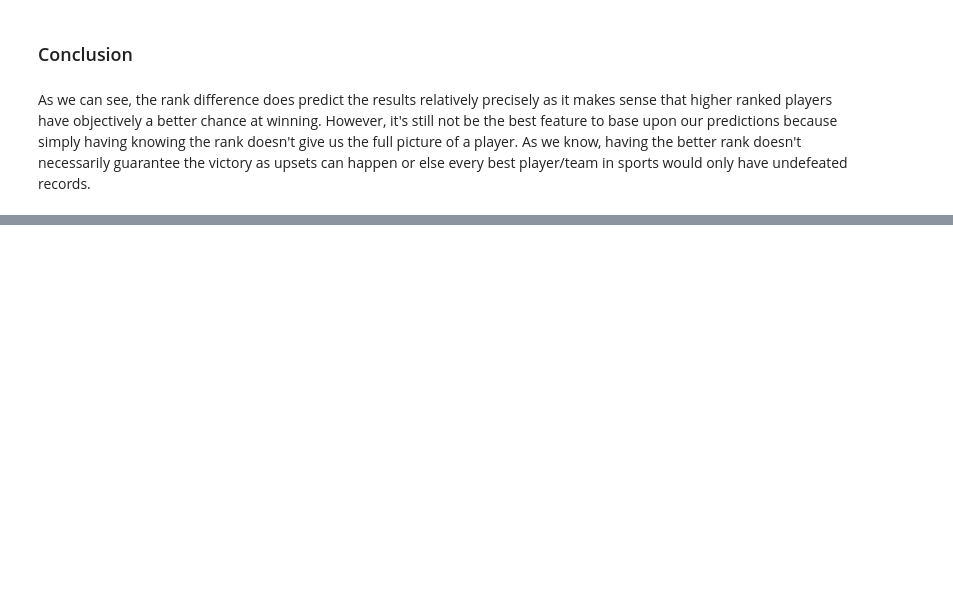
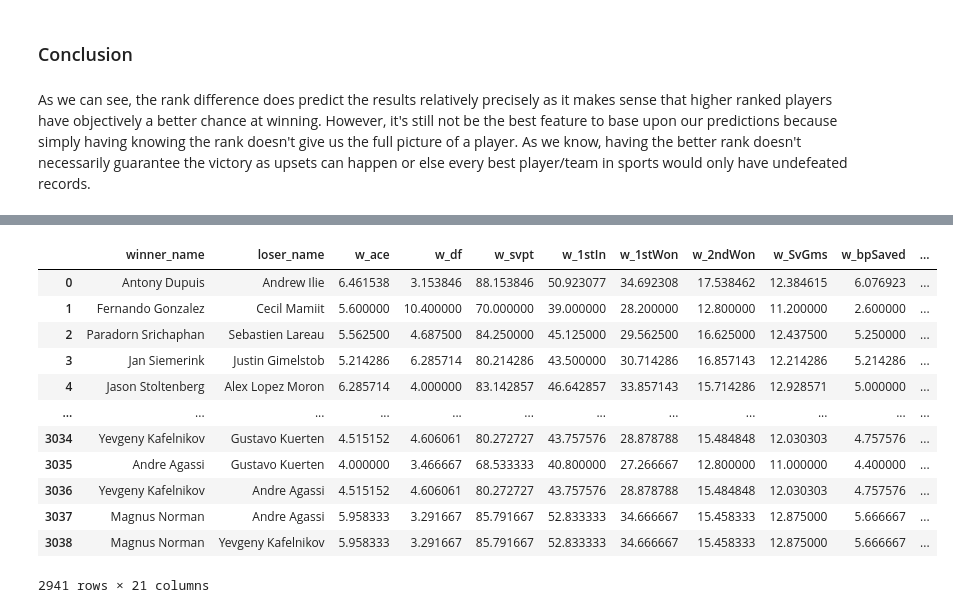
Before and after one commit to kevjiang64/SOEN471, a Jupyter notebook: Logistic Regression.ipynb, the cells around one changed output, grey strips where cells are left out. Cells and saved outputs as stored; diff of their text form; code cells hidden in the pictures; blank space fills up the shorter version.

```diff
--- a/Logistic Regression.ipynb
+++ b/Logistic Regression.ipynb
@@ -224,0 +326,5 @@ This logistic regression on the other
+# %%
+winner = tennis_dataset.iloc[:, [0, 2, 3, 4, 5, 6, 7, 8, 9, 10,]]
+winner = winner.groupby('winner_name').mean()
+winner = winner.reset_index()
+winner
@@ -224,0 +350,4 @@ This logistic regression on the other
+# %%
+loser = tennis_dataset.iloc[:, [1, 11, 12, 13, 14, 15, 16, 17, 18, 19]]
+loser = loser.groupby('loser_name').mean().reset_index()
+loser
@@ -224,0 +430,39 @@ This logistic regression on the other
+# %%
+for i, row in tennis_dataset.iterrows():
+    for y, row in winner.iterrows():
+        if tennis_dataset.at[i,'winner_name'] == winner.at[y,'winner_name']:
+            tennis_dataset.at[i,'w_ace'] = winner.at[y, 'w_ace']
+            tennis_dataset.at[i,'w_df'] = winner.at[y, 'w_df']
+            tennis_dataset.at[i,'w_svpt'] = winner.at[y, 'w_svpt']
+            tennis_dataset.at[i,'w_1stIn'] = winner.at[y, 'w_1stIn']
+            tennis_dataset.at[i,'w_1stWon'] = winner.at[y, 'w_1stWon']
+            tennis_dataset.at[i,'w_2ndWon'] = winner.at[y, 'w_2ndWon']
+            tennis_dataset.at[i,'w_SvGms'] = winner.at[y, 'w_SvGms']
+            tennis_dataset.at[i,'w_bpSaved'] = winner.at[y, 'w_bpSaved']
+            tennis_dataset.at[i,'w_bpFaced'] = winner.at[y, 'w_bpFaced']
+    for x, row in loser.iterrows():
+        if tennis_dataset.at[i,'winner_name'] == loser.at[x,'loser_name']:
+            tennis_dataset.at[i,'w_ace'] = loser.at[x, 'l_ace']
+            tennis_dataset.at[i,'w_df'] = loser.at[x, 'l_df']
+            tennis_dataset.at[i,'w_svpt'] = loser.at[x, 'l_svpt']
+            tennis_dataset.at[i,'w_1stIn'] = loser.at[x, 'l_1stIn']
+            tennis_dataset.at[i,'w_1stWon'] = loser.at[x, 'l_1stWon']
+            tennis_dataset.at[i,'w_2ndWon'] = loser.at[x, 'l_2ndWon']
+            tennis_dataset.at[i,'w_SvGms'] = loser.at[x, 'l_SvGms']
+            tennis_dataset.at[i,'w_bpSaved'] = loser.at[x, 'l_bpSaved']
+            tennis_dataset.at[i,'w_bpFaced'] = loser.at[x, 'l_bpFaced']
+tennis_dataset
+# %% [output]
+|  | winner_name | loser_name | w_ace | w_df | w_svpt | w_1stIn | w_1stWon | w_2ndWon | w_SvGms | w_bpSaved | ... |
+| 0 | Antony Dupuis | Andrew Ilie | 6.461538 | 3.153846 | 88.153846 | 50.923077 | 34.692308 | 17.538462 | 12.384615 | 6.076923 | ... |
+| 1 | Fernando Gonzalez | Cecil Mamiit | 5.600000 | 10.400000 | 70.000000 | 39.000000 | 28.200000 | 12.800000 | 11.200000 | 2.600000 | ... |
+| 2 | Paradorn Srichaphan | Sebastien Lareau | 5.562500 | 4.687500 | 84.250000 | 45.125000 | 29.562500 | 16.625000 | 12.437500 | 5.250000 | ... |
+| 3 | Jan Siemerink | Justin Gimelstob | 5.214286 | 6.285714 | 80.214286 | 43.500000 | 30.714286 | 16.857143 | 12.214286 | 5.214286 | ... |
+| 4 | Jason Stoltenberg | Alex Lopez Moron | 6.285714 | 4.000000 | 83.142857 | 46.642857 | 33.857143 | 15.714286 | 12.928571 | 5.000000 | ... |
+| ... | ... | ... | ... | ... | ... | ... | ... | ... | ... | ... | ... |
+| 3034 | Yevgeny Kafelnikov | Gustavo Kuerten | 4.515152 | 4.606061 | 80.272727 | 43.757576 | 28.878788 | 15.484848 | 12.030303 | 4.757576 | ... |
+| 3035 | Andre Agassi | Gustavo Kuerten | 4.000000 | 3.466667 | 68.533333 | 40.800000 | 27.266667 | 12.800000 | 11.000000 | 4.400000 | ... |
+| 3036 | Yevgeny Kafelnikov | Andre Agassi | 4.515152 | 4.606061 | 80.272727 | 43.757576 | 28.878788 | 15.484848 | 12.030303 | 4.757576 | ... |
+| 3037 | Magnus Norman | Andre Agassi | 5.958333 | 3.291667 | 85.791667 | 52.833333 | 34.666667 | 15.458333 | 12.875000 | 5.666667 | ... |
+| 3038 | Magnus Norman | Yevgeny Kafelnikov | 5.958333 | 3.291667 | 85.791667 | 52.833333 | 34.666667 | 15.458333 | 12.875000 | 5.666667 | ... |
+2941 rows × 21 columns
```
Also changed, not shown: parts of 26 cells of this notebook, 1 other file.
